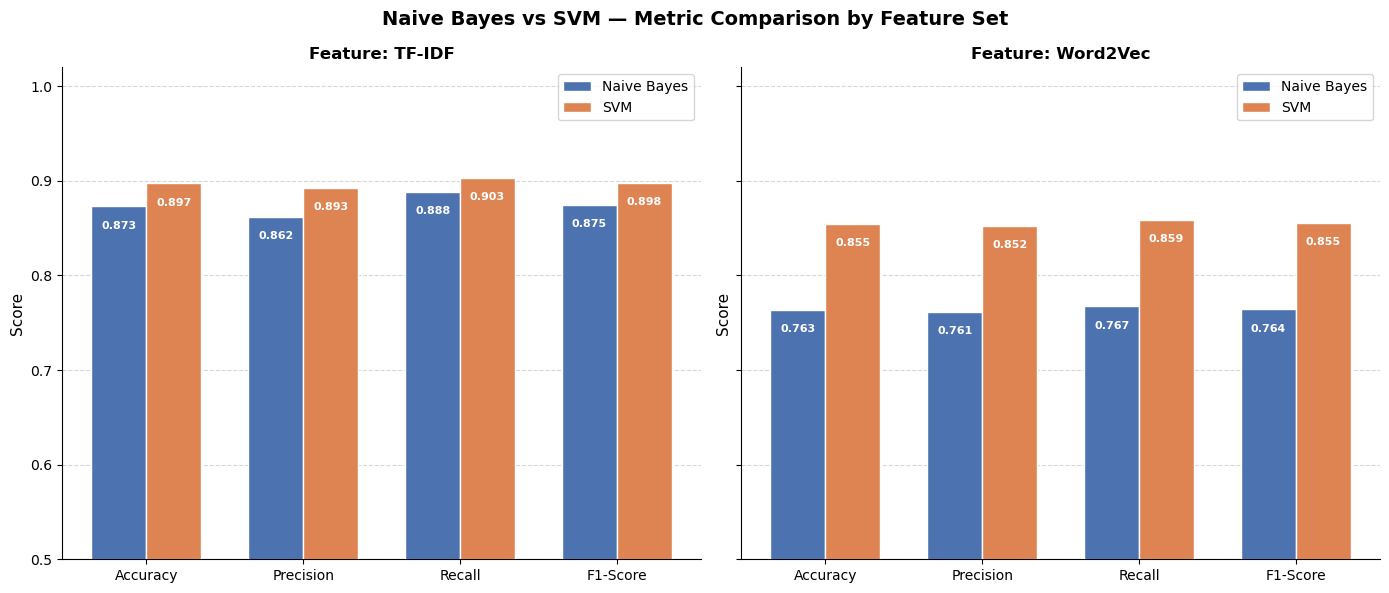
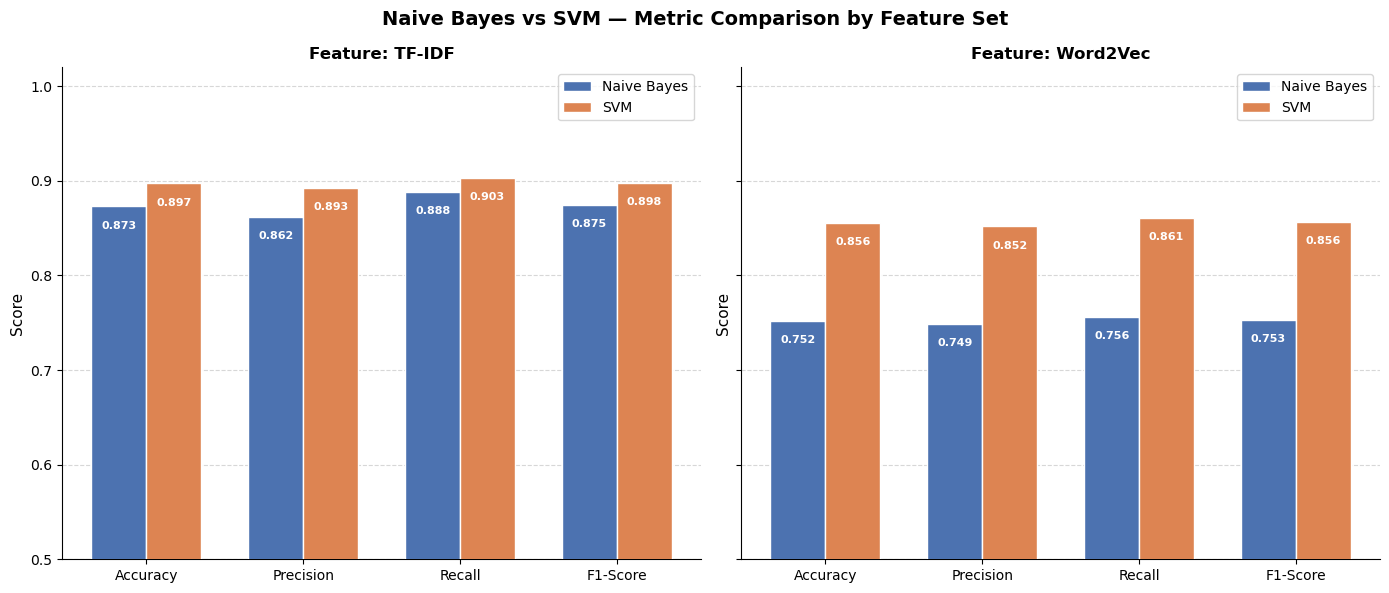
The notebook cell's code change between the first figure and the second:
--- before
+++ after
@@ -40,5 +40,2 @@
 
 plt.tight_layout()
-plt.savefig("model_comparison.png", dpi=150, bbox_inches="tight")
-plt.show()
-print("Saved model_comparison.png")

Commit: Fix